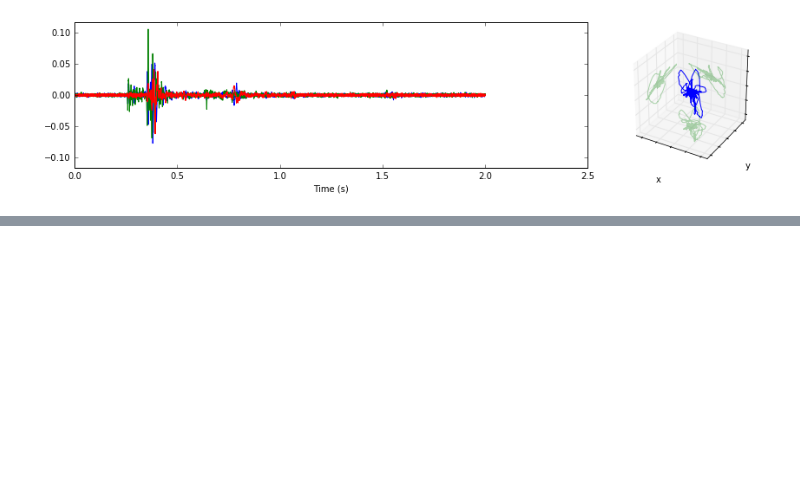
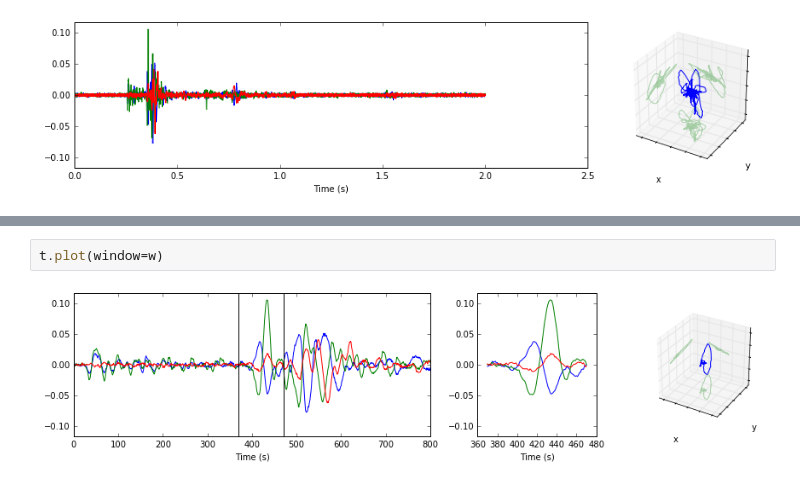
Before and after one commit to JackWalpole/splitwavepy, a Jupyter notebook: devel/Microseismic.ipynb, the cells around one changed output, grey strips where cells are left out. Cells and saved outputs as stored; diff of their text form; blank space fills up the shorter version.

```diff
--- a/devel/Microseismic.ipynb
+++ b/devel/Microseismic.ipynb
@@ -33,0 +57,4 @@ sw.Window?
+# %%
+t.plot(window=w)
+# %% [output]
+[figure, added]
```
Also changed, not shown: parts of 12 cells of this notebook.
